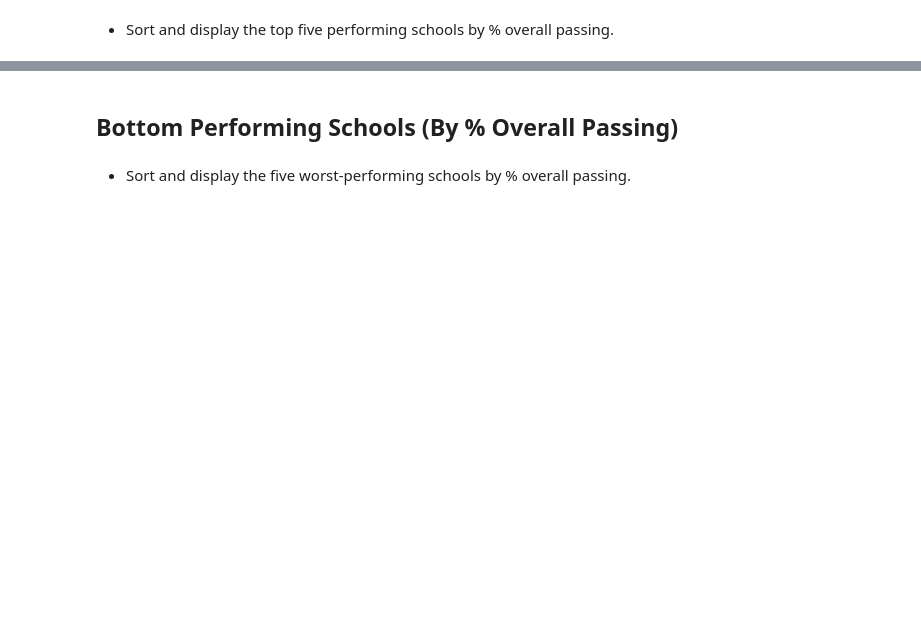
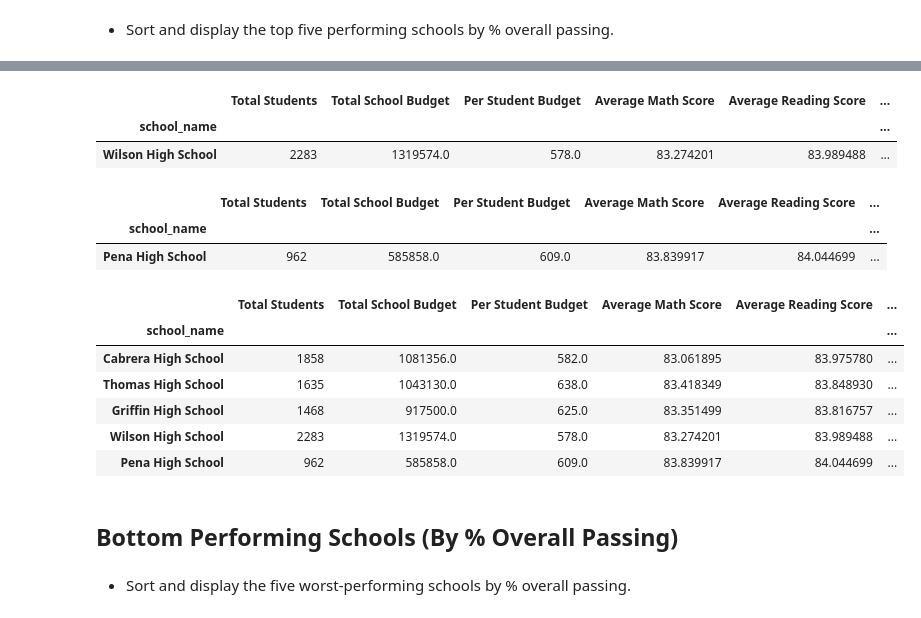
Before and after one commit to j1candel/pandas-challenge, a Jupyter notebook: PyCitySchools/.ipynb, the cells around one changed output, grey strips where cells are left out. Cells and saved outputs as stored; diff of their text form; code cells hidden in the pictures; blank space fills up the shorter version.

```diff
--- a/PyCitySchools/.ipynb
+++ b/PyCitySchools/.ipynb
@@ -243,0 +271,5 @@ sum_per_df
+# %%
+minus_one_df = clean_sum_df.drop('Cabrera High School', axis=0)
+top_2 = minus_one_df['% Overall Passing'].max()
+top_2_df = minus_one_df.loc[(clean_sum_df['% Overall Passing']==top_2)]
+top_2_df
@@ -243,0 +280,5 @@ sum_per_df
+# %%
+minus_two_df = minus_one_df.drop('Thomas High School', axis=0)
+top_3 = minus_two_df['% Overall Passing'].max()
+top_3_df = minus_two_df.loc[(clean_sum_df['% Overall Passing']==top_3)]
+top_3_df
@@ -254,3 +291,35 @@ sum_per_df
+# %%
+minus_three_df = minus_two_df.drop('Griffin High School', axis=0)
+top_4 = minus_three_df['% Overall Passing'].max()
+top_4_df = minus_three_df.loc[(clean_sum_df['% Overall Passing']==top_4)]
+top_4_df
+# %% [output]
+|  | Total Students | Total School Budget | Per Student Budget | Average Math Score | Average Reading Score | ... |
+| school_name |  |  |  |  |  | ... |
+| Wilson High School | 2283 | 1319574.0 | 578.0 | 83.274201 | 83.989488 | ... |
+# %%
+minus_four_df = minus_three_df.drop('Wilson High School', axis=0)
+toped_5 = minus_four_df['% Overall Passing'].max()
+toped_5_df = minus_four_df.loc[(clean_sum_df['% Overall Passing']==top_5)]
+toped_5_df
+# %% [output]
+|  | Total Students | Total School Budget | Per Student Budget | Average Math Score | Average Reading Score | ... |
+| school_name |  |  |  |  |  | ... |
+| Pena High School | 962 | 585858.0 | 609.0 | 83.839917 | 84.044699 | ... |
+# %%
+top_5_df = pd.merge(top_1_df, top_2_df, on=['school_name','Total Students','Total School Budget','Per Student Budget', 'Average Math Score','Average Reading Score','% Passing Math','% Passing Reading','% Overall Passing'], how='outer')
+top_5_df = pd.merge(top_5_df, top_3_df, on=['school_name','Total Students','Total School Budget','Per Student Budget', 'Average Math Score','Average Reading Score','% Passing Math','% Passing Reading','% Overall Passing'], how='outer')
+top_5_df = pd.merge(top_5_df, top_4_df, on=['school_name','Total Students','Total School Budget','Per Student Budget', 'Average Math Score','Average Reading Score','% Passing Math','% Passing Reading','% Overall Passing'], how='outer')
+top_5_df = pd.merge(top_5_df, toped_5_df, on=['school_name','Total Students','Total School Budget','Per Student Budget', 'Average Math Score','Average Reading Score','% Passing Math','% Passing Reading','% Overall Passing'], how='outer')
+top_5_df
+# %% [output]
+|  | Total Students | Total School Budget | Per Student Budget | Average Math Score | Average Reading Score | ... |
+| school_name |  |  |  |  |  | ... |
+| Cabrera High School | 1858 | 1081356.0 | 582.0 | 83.061895 | 83.975780 | ... |
+| Thomas High School | 1635 | 1043130.0 | 638.0 | 83.418349 | 83.848930 | ... |
+| Griffin High School | 1468 | 917500.0 | 625.0 | 83.351499 | 83.816757 | ... |
+| Wilson High School | 2283 | 1319574.0 | 578.0 | 83.274201 | 83.989488 | ... |
+| Pena High School | 962 | 585858.0 | 609.0 | 83.839917 | 84.044699 | ... |
 # %% [markdown]
 ## Bottom Performing Schools (By % Overall Passing)
 # %% [markdown]
```
Also changed, not shown: parts of 24 cells of this notebook.
